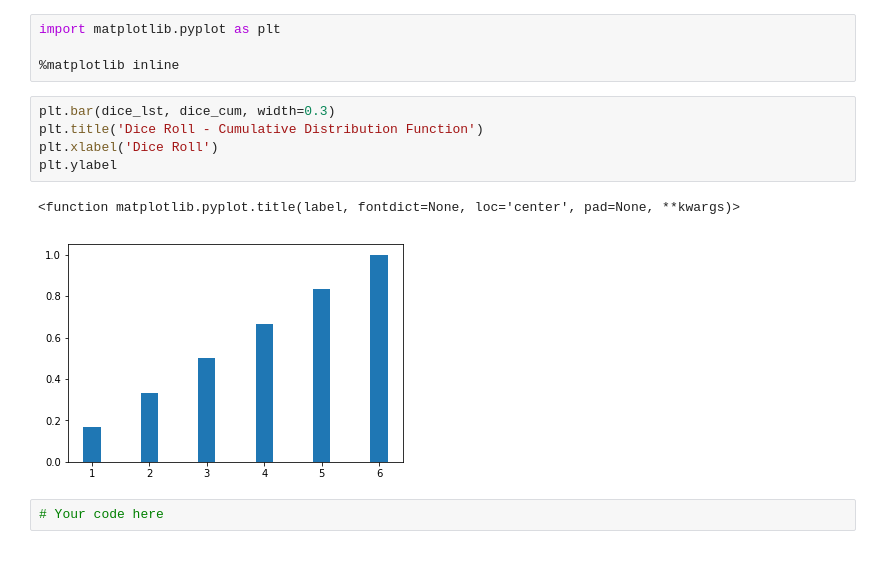
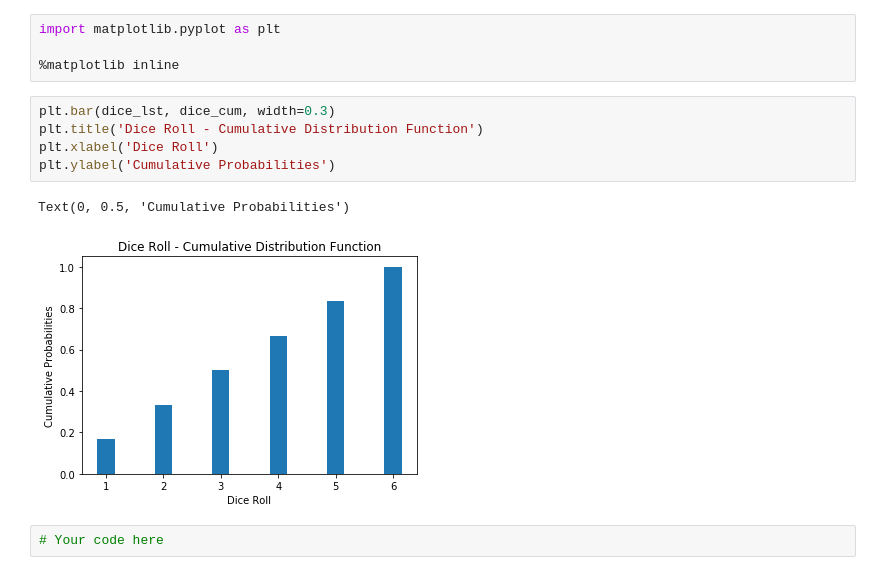
Before and after one commit to bl419cam/dsc-cumulative-distribution-function-lab-seattle-ds-062419, a Jupyter notebook: index.ipynb, the cells around one changed output. Saved outputs shown, nothing was run; the diff lists cells and outputs as text.

```diff
--- a/index.ipynb
+++ b/index.ipynb
@@ -74,11 +74,11 @@ import matplotlib.pyplot as plt
 # %%
 plt.bar(dice_lst, dice_cum, width=0.3)
 plt.title('Dice Roll - Cumulative Distribution Function')
 plt.xlabel('Dice Roll')
-plt.ylabel
+plt.ylabel('Cumulative Probabilities')
 # %% [output]
-<function matplotlib.pyplot.title(label, fontdict=None, loc='center', pad=None, **kwargs)>
+Text(0, 0.5, 'Cumulative Probabilities')
-[figure, old version]
+[figure, new version]
 # %%
 # Your code here
 # %% [output]
```
